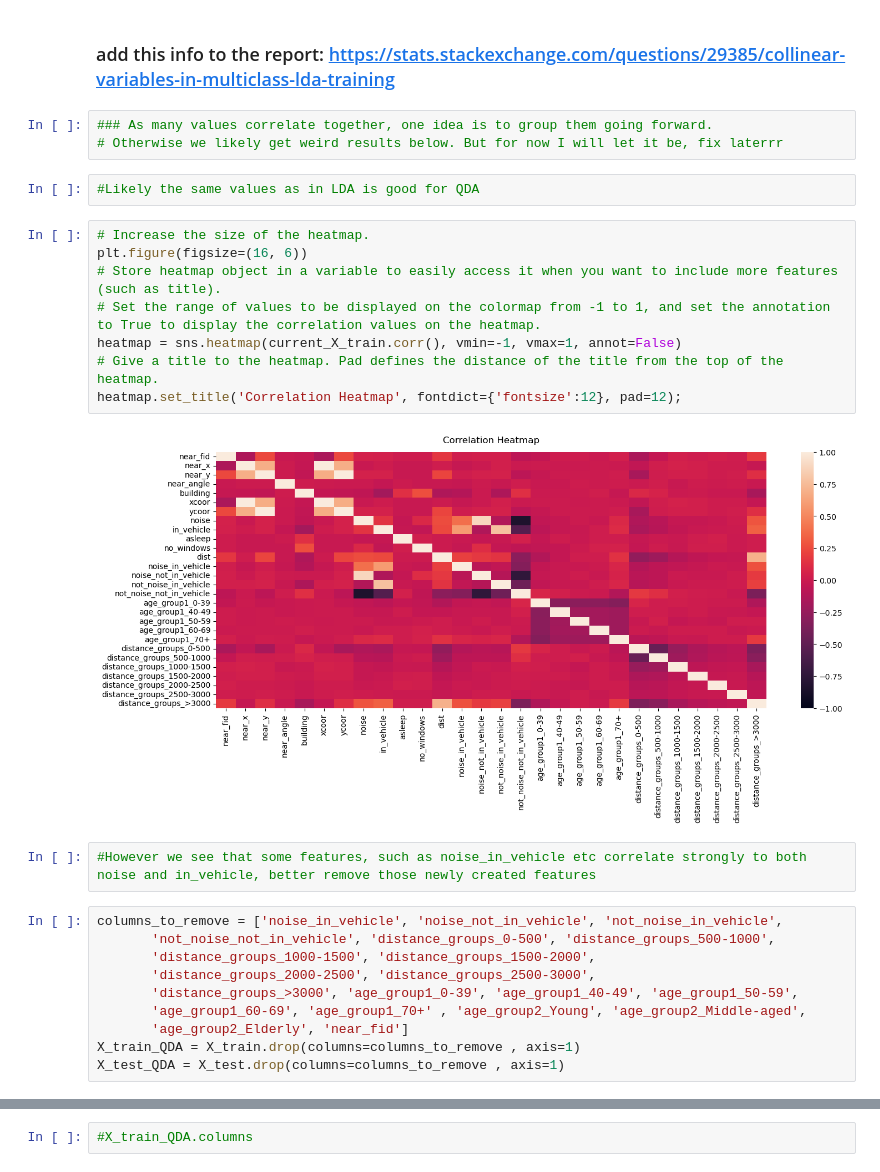
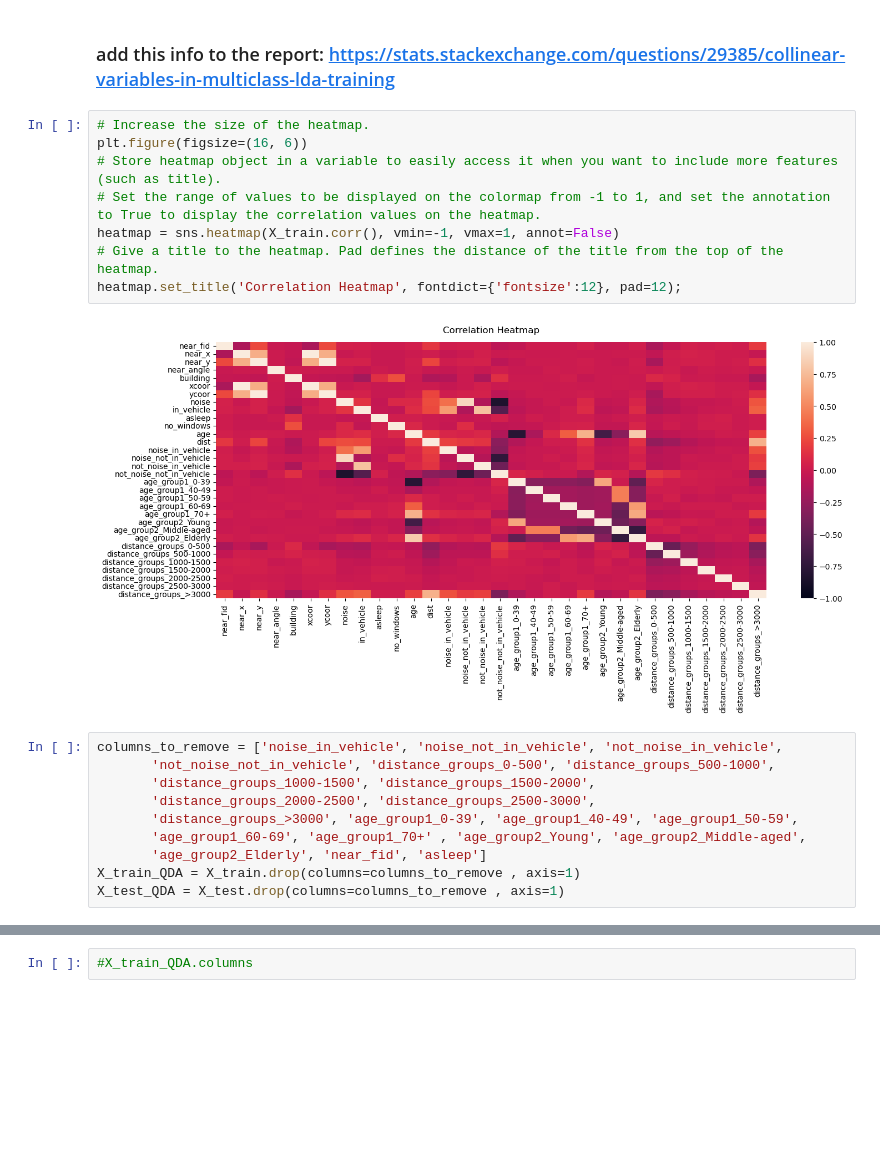
Before and after one commit to elisehammarstrom/statistical_machine_learning, a Jupyter notebook: sml_exploration.ipynb, the cells around one changed output, grey strips where cells are left out. Cells and saved outputs as stored; diff of their text form; blank space fills up the shorter version.

```diff
--- a/sml_exploration.ipynb
+++ b/sml_exploration.ipynb
@@ -846,23 +913,16 @@ so best accuracy for LDA is 92.6%
 ### QDA
 # %% [markdown]
 ###  add this info to the report: https://stats.stackexchange.com/questions/29385/collinear-variables-in-multiclass-lda-training
-# %%
-### As many values correlate together, one idea is to group them going forward.
-# Otherwise we likely get weird results below. But for now I will let it be, fix laterrr
-# %%
-#Likely the same values as in LDA is good for QDA
 # %%
 # Increase the size of the heatmap.
 plt.figure(figsize=(16, 6))
 # Store heatmap object in a variable to easily access it when you want to include more features (such as title).
 # Set the range of values to be displayed on the colormap from -1 to 1, and set the annotation to True to display the correlation values on the heatmap.
-heatmap = sns.heatmap(current_X_train.corr(), vmin=-1, vmax=1, annot=False)
+heatmap = sns.heatmap(X_train.corr(), vmin=-1, vmax=1, annot=False)
 # Give a title to the heatmap. Pad defines the distance of the title from the top of the heatmap.
 heatmap.set_title('Correlation Heatmap', fontdict={'fontsize':12}, pad=12);
 # %% [output]
-[figure, old version]
+[figure, new version]
-# %%
-#However we see that some features, such as noise_in_vehicle etc correlate strongly to both noise and in_vehicle, better remove those newly created features
 # %%
 columns_to_remove = ['noise_in_vehicle', 'noise_not_in_vehicle', 'not_noise_in_vehicle',
        'not_noise_not_in_vehicle', 'distance_groups_0-500', 'distance_groups_500-1000',
@@ -870,6 +930,6 @@ columns_to_remove = ['noise_in_vehicle', 'noise_not_in_vehicle', 'not_noise_in_v
        'distance_groups_2000-2500', 'distance_groups_2500-3000',
        'distance_groups_>3000', 'age_group1_0-39', 'age_group1_40-49', 'age_group1_50-59',
        'age_group1_60-69', 'age_group1_70+' , 'age_group2_Young', 'age_group2_Middle-aged',
-       'age_group2_Elderly', 'near_fid']
+       'age_group2_Elderly', 'near_fid', 'asleep']
 X_train_QDA = X_train.drop(columns=columns_to_remove , axis=1)
 X_test_QDA = X_test.drop(columns=columns_to_remove , axis=1)
```
Also changed, not shown: parts of 20 cells of this notebook.
